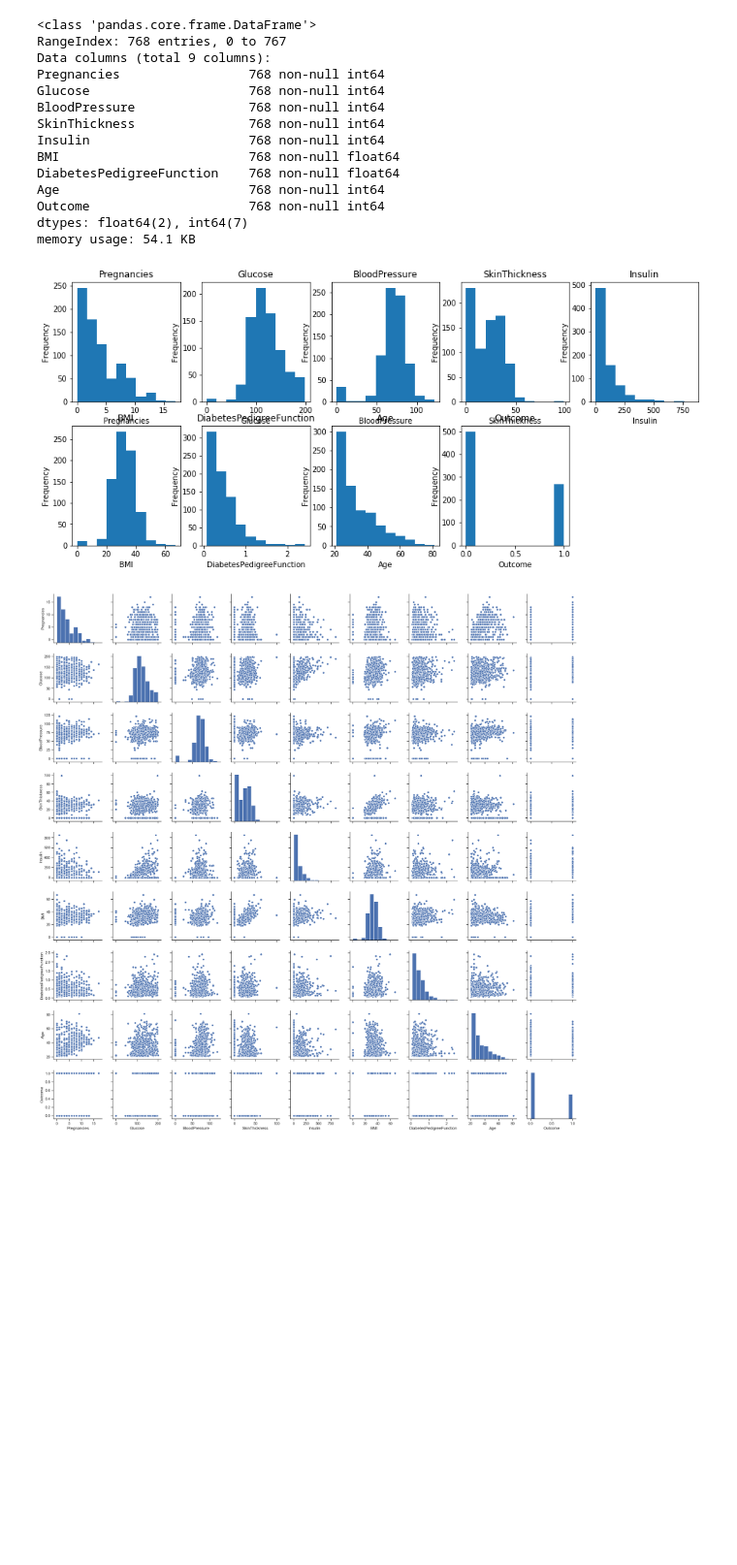
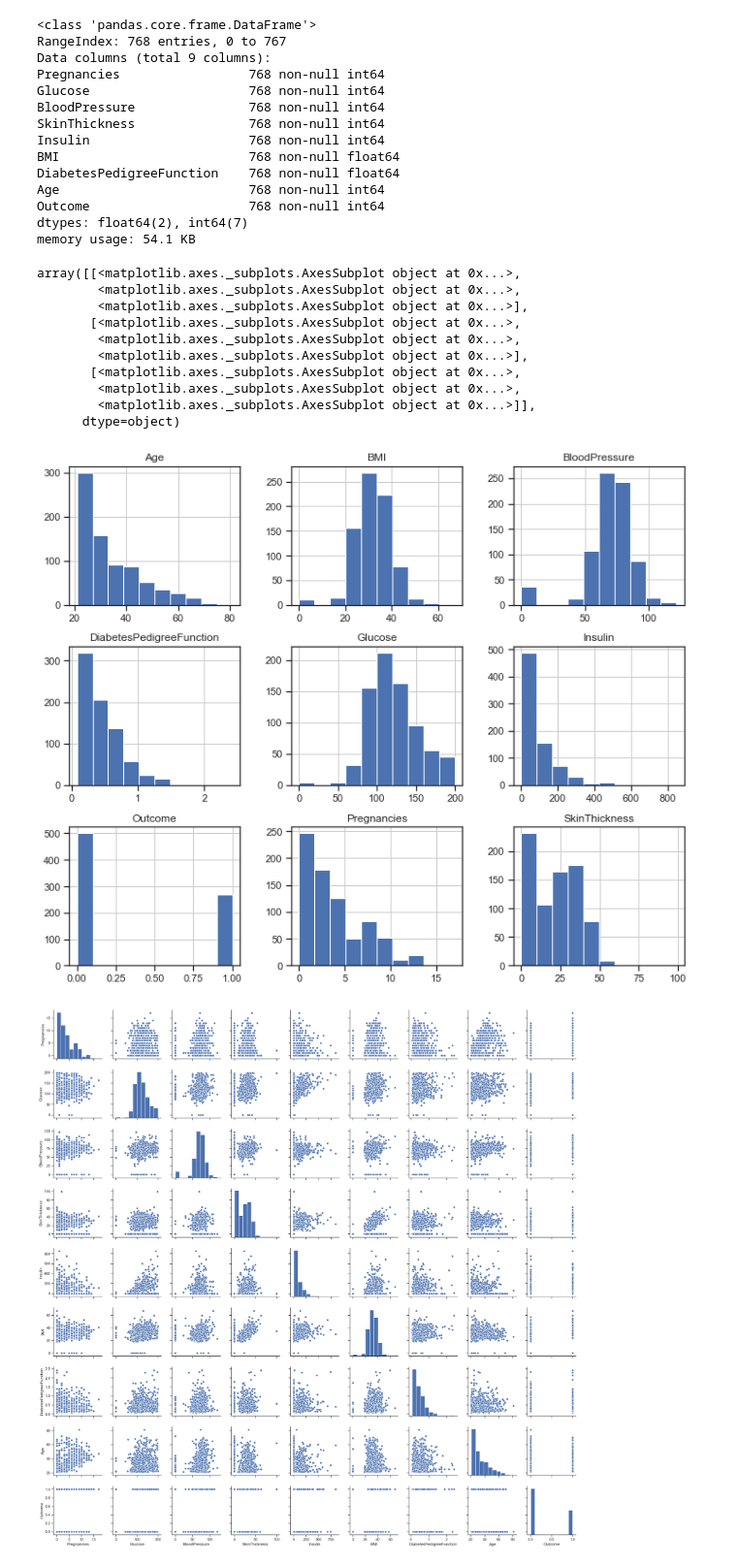
Before and after one commit to opread/zero_to_deep_learning_video, a Jupyter notebook: exercises/dl_exercise_1.ipynb, the cells around one changed output. Shown at 97% size. Saved outputs shown, nothing was run; the diff lists cells and outputs as text; code cells hidden in the pictures; blank space fills up the shorter version.

```diff
--- a/exercises/dl_exercise_1.ipynb
+++ b/exercises/dl_exercise_1.ipynb
@@ -40,15 +40,21 @@ Age                         768 non-null int64
 Outcome                     768 non-null int64
 dtypes: float64(2), int64(7)
 memory usage: 54.1 KB
-# %%
-# histograms for each feature
-plt.figure(figsize=(15,10))
-for i,feature in enumerate(df.columns):
-    plt.subplot(3,5,i+1)
-    df[feature].plot(kind='hist', title=feature)
-    plt.xlabel(feature)
-# %% [output]
-[figure, removed]
+# %%
+# histograms for each feature
+df.hist(figsize=(12,10))
+# %% [output]
+array([[<matplotlib.axes._subplots.AxesSubplot object at 0x...>,
+        <matplotlib.axes._subplots.AxesSubplot object at 0x...>,
+        <matplotlib.axes._subplots.AxesSubplot object at 0x...>],
+       [<matplotlib.axes._subplots.AxesSubplot object at 0x...>,
+        <matplotlib.axes._subplots.AxesSubplot object at 0x...>,
+        <matplotlib.axes._subplots.AxesSubplot object at 0x...>],
+       [<matplotlib.axes._subplots.AxesSubplot object at 0x...>,
+        <matplotlib.axes._subplots.AxesSubplot object at 0x...>,
+        <matplotlib.axes._subplots.AxesSubplot object at 0x...>]],
+      dtype=object)
+[figure, added]
 # %%
 # explore correlations between features using seaborn
 import seaborn as sns;
```
Also changed, not shown: parts of 18 cells of this notebook, 1 other file.
